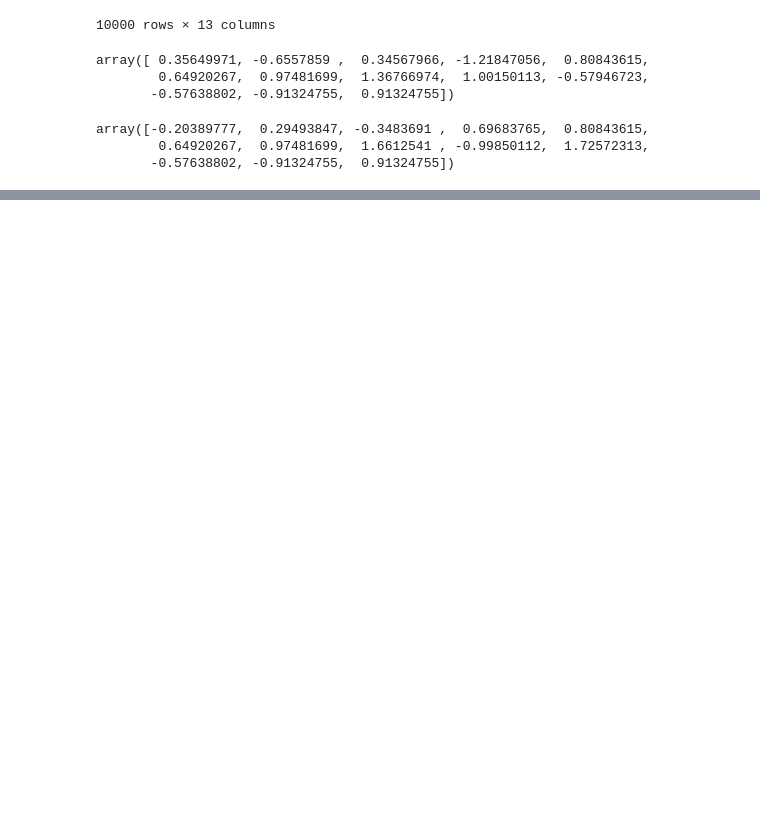
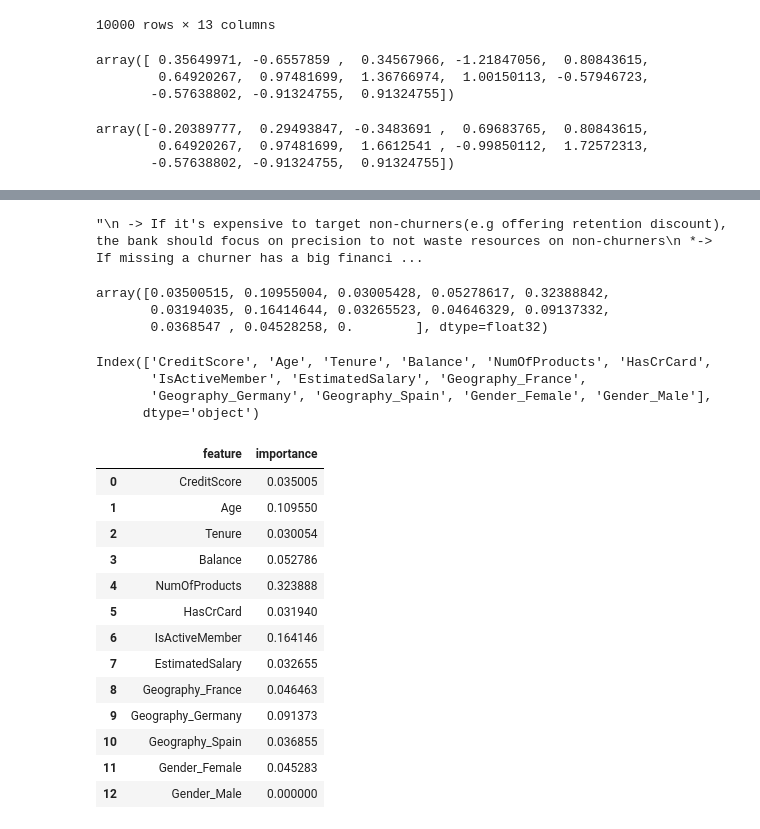
Before and after one commit to hewansirak/Customer-churn-prediction, a Jupyter notebook: churn.ipynb, the cells around one changed output, grey strips where cells are left out. Drawn from its saved outputs; the diff is of its cells as text; code cells hidden in the pictures; blank space fills up the shorter version.

```diff
--- a/churn.ipynb
+++ b/churn.ipynb
@@ -167,0 +241,18 @@ array([-0.20389777,  0.29493847, -0.3483691 ,  0.69683765,  0.80843615,
+# %%
+xgb_model = xgb.XGBClassifier(random_state=42)
+evaluate_and_save_model(xgb_model, X_train, X_test, y_train, y_test, "xgb_model.pkl")
+
+dt_model = DecisionTreeClassifier(random_state=42)
+evaluate_and_save_model(dt_model, X_train, X_test, y_train, y_test, "dt_model.pkl")
+
+rf_model = RandomForestClassifier(random_state=42)
+evaluate_and_save_model(rf_model, X_train, X_test, y_train, y_test, "rf_model.pkl")
+
+nb_model = GaussianNB()
+evaluate_and_save_model(nb_model, X_train, X_test, y_train, y_test, "nb_model.pkl")
+
+knn_model = KNeighborsClassifier()
+evaluate_and_save_model(knn_model, X_train, X_test, y_train, y_test, "knn_model.pkl")
+
+svm_model = SVC(random_state=42)
+evaluate_and_save_model(svm_model, X_train, X_test, y_train, y_test, "svm_model.pkl")
@@ -167,0 +277,13 @@ array([-0.20389777,  0.29493847, -0.3483691 ,  0.69683765,  0.80843615,
+# %%
+# In ML accuracy isn't the only measure in our case it's not a good use since the dataset is greatly imbalanced
+
+# Precision - of all the customers the model predicted would churn how many actually churned? -> Minimize false +ve  -> focus on being right
+# Recall - of all the customers that actually churned how many did the model correctly identify?  -> Minimize false -ve  -> helps catch more
+# F1 Score - Harmonic mean of precision and recall
+
+'''
+ -> If it's expensive to target non-churners(e.g offering retention discount), the bank should focus on precision to not waste resources on non-churners
+ *-> If missing a churner has a big financial impact, the bank should focus on recall so they can catch as many potential churners as possible
+'''
+# %% [output]
+"\n -> If it's expensive to target non-churners(e.g offering retention discount), the bank should focus on precision to not waste resources on non-churners\n *-> If missing a churner has a big financi ...
@@ -167,0 +295,13 @@ array([-0.20389777,  0.29493847, -0.3483691 ,  0.69683765,  0.80843615,
+# %%
+feature_importances
+# %% [output]
+array([0.03500515, 0.10955004, 0.03005428, 0.05278617, 0.32388842,
+       0.03194035, 0.16414644, 0.03265523, 0.04646329, 0.09137332,
+       0.0368547 , 0.04528258, 0.        ], dtype=float32)
+# %%
+feature_names
+# %% [output]
+Index(['CreditScore', 'Age', 'Tenure', 'Balance', 'NumOfProducts', 'HasCrCard',
+       'IsActiveMember', 'EstimatedSalary', 'Geography_France',
+       'Geography_Germany', 'Geography_Spain', 'Gender_Female', 'Gender_Male'],
+      dtype='object')
@@ -167,0 +316,17 @@ array([-0.20389777,  0.29493847, -0.3483691 ,  0.69683765,  0.80843615,
+# %%
+feature_importances_df
+# %% [output]
+|  | feature | importance |
+| 0 | CreditScore | 0.035005 |
+| 1 | Age | 0.109550 |
+| 2 | Tenure | 0.030054 |
+| 3 | Balance | 0.052786 |
+| 4 | NumOfProducts | 0.323888 |
+| 5 | HasCrCard | 0.031940 |
+| 6 | IsActiveMember | 0.164146 |
+| 7 | EstimatedSalary | 0.032655 |
+| 8 | Geography_France | 0.046463 |
+| 9 | Geography_Germany | 0.091373 |
+| 10 | Geography_Spain | 0.036855 |
+| 11 | Gender_Female | 0.045283 |
+| 12 | Gender_Male | 0.000000 |
```
Also changed, not shown: parts of 15 cells of this notebook, 6 other files.
